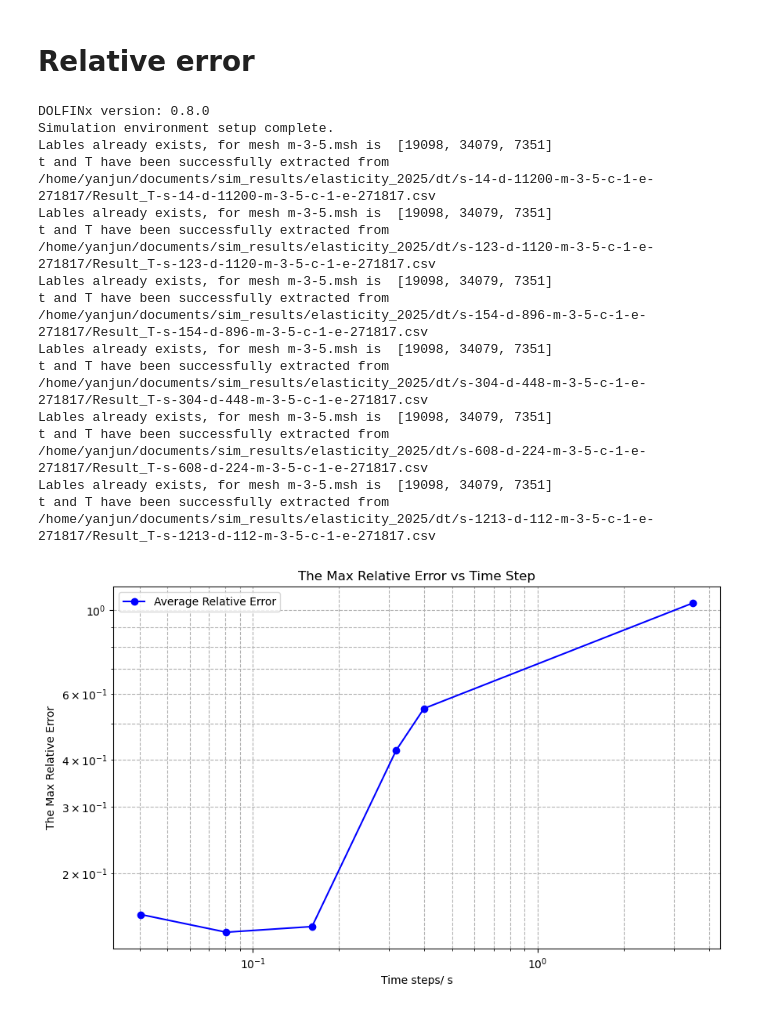
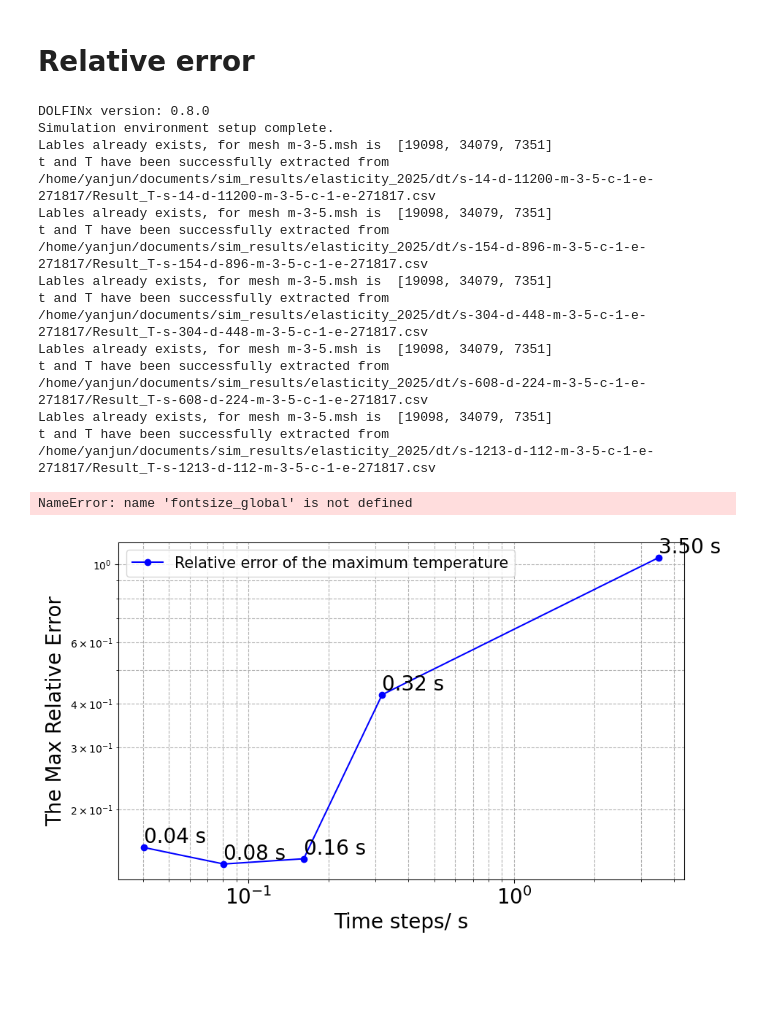
Before and after one commit to yanjun96/thermal_mechanics_fenicsx, a Jupyter notebook: analysis/thermal_elasetic/dt.ipynb, the cells around one changed output. Cells and saved outputs as stored; diff of their text form; code cells hidden in the pictures; blank space fills up the shorter version.

Commit message:
plot for dt, the maximum T

```diff
--- a/analysis/thermal_elasetic/dt.ipynb
+++ b/analysis/thermal_elasetic/dt.ipynb
@@ -342,7 +342,7 @@ import matplotlib.pyplot as plt
 import numpy as np
 
 # Adding path for your custom functions (if needed)
-sys.path.append('/home/yanjun/documents/fenicsx/mech_disc/main_simulation/')
+sys.path.append('/home/yanjun/documents/fenicsx/mech/')
 from disc_f import *  # Assuming this file has functions like collect_csv_files, extract_file_labels, etc.
 
 # Directory containing your simulation results
@@ -388,6 +388,10 @@ for csv_file in csv_files:
     dt_list.append(time_s)
     max_relative_errors.append(np.mean(relative_error))
 
+for i in range(len(max_relative_errors)):
+    plt.text(dt_list[i], max_relative_errors[i],f'{(dt_list[i]):.2f} s', ha='left', va='bottom', fontsize=fontsize_global)
+
+
 marker_styles = ['o', 's', '^', 'v', '>', '<','d', '*', 'x', 'p' ]
 # Plot DOF vs Average Relative Error
 plt.figure(figsize=(10, 6))
@@ -410,8 +414,6 @@ DOLFINx version: 0.8.0
 Simulation environment setup complete.
 Lables already exists, for mesh m-3-5.msh is  [19098, 34079, 7351]
 t and T have been successfully extracted from /home/yanjun/documents/sim_results/elasticity_2025/dt/s-14-d-11200-m-3-5-c-1-e-271817/Result_T-s-14-d-11200-m-3-5-c-1-e-271817.csv
-Lables already exists, for mesh m-3-5.msh is  [19098, 34079, 7351]
-t and T have been successfully extracted from /home/yanjun/documents/sim_results/elasticity_2025/dt/s-123-d-1120-m-3-5-c-1-e-271817/Result_T-s-123-d-1120-m-3-5-c-1-e-271817.csv
 Lables already exists, for mesh m-3-5.msh is  [19098, 34079, 7351]
 t and T have been successfully extracted from /home/yanjun/documents/sim_results/elasticity_2025/dt/s-154-d-896-m-3-5-c-1-e-271817/Result_T-s-154-d-896-m-3-5-c-1-e-271817.csv
 Lables already exists, for mesh m-3-5.msh is  [19098, 34079, 7351]
@@ -420,4 +422,37 @@ Lables already exists, for mesh m-3-5.msh is  [19098, 34079, 7351]
 t and T have been successfully extracted from /home/yanjun/documents/sim_results/elasticity_2025/dt/s-608-d-224-m-3-5-c-1-e-271817/Result_T-s-608-d-224-m-3-5-c-1-e-271817.csv
 Lables already exists, for mesh m-3-5.msh is  [19098, 34079, 7351]
 t and T have been successfully extracted from /home/yanjun/documents/sim_results/elasticity_2025/dt/s-1213-d-112-m-3-5-c-1-e-271817/Result_T-s-1213-d-112-m-3-5-c-1-e-271817.csv
-[figure, removed]
+NameError: name 'fontsize_global' is not defined
+# %%
+plt.figure(figsize=(10, 6))
+for i in range(len(max_relative_errors)):
+    plt.text(dt_list[i], max_relative_errors[i],f'{(dt_list[i]):.2f} s', ha='left', va='bottom', fontsize=20)
+
+fontsize_global = 20
+
+marker_styles = ['o', 's', '^', 'v', '>', '<','d', '*', 'x', 'p' ]
+# Plot DOF vs Average Relative Error
+#plt.figure(figsize=(10, 6))
+plt.loglog(dt_list, max_relative_errors, marker='o', linestyle='-', color='b', label="Relative error of the maximum temperature")
+
+
+y_ticks = [10**i for i in range(-1, 0)]
+plt.xticks(fontsize=fontsize_global)
+#plt.yticks(y_ticks , fontsize=fontsize_global)
+
+# Label the axes
+plt.xlabel('Time steps/ s',fontsize=20)
+plt.ylabel('The Max Relative Error',fontsize=20)
+#plt.title('Relative error of the maximum T vs Time Step')
+
+# Add grid and legend
+plt.grid(True, which="both", ls="--")
+plt.legend(fontsize=15)
+
+
+
+# Save and display the plot
+plt.savefig('max_relative_error vs_dt.png')
+plt.show()
+# %% [output]
+[figure, added]
```
Also changed, not shown: 1 other file.
